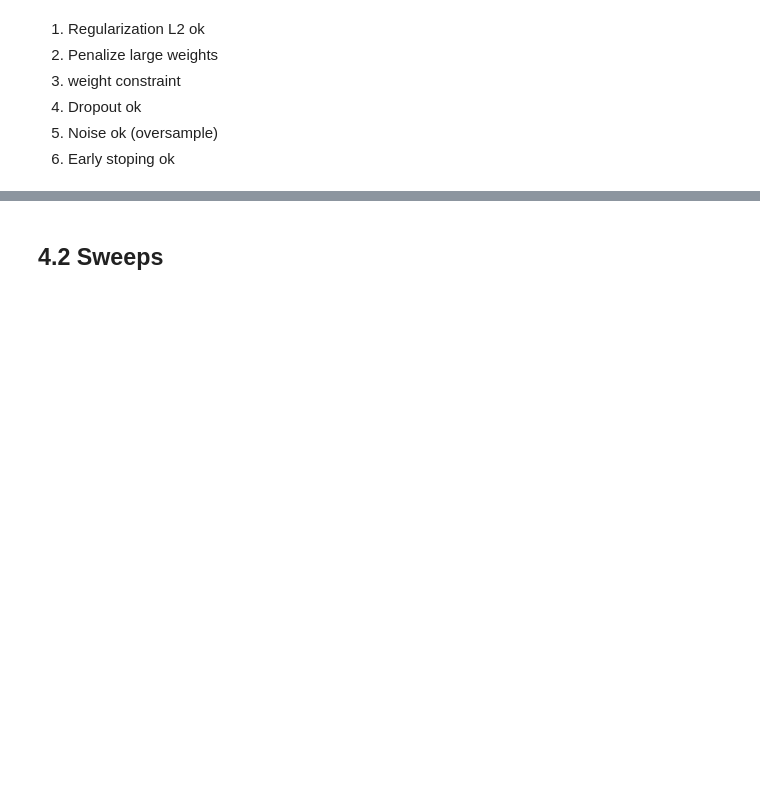
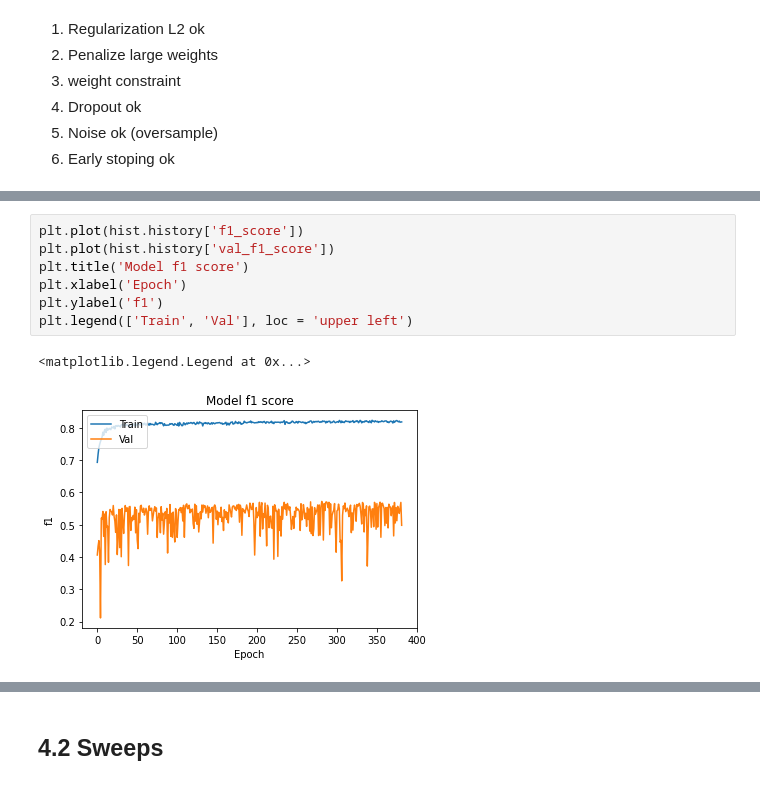
Before and after one commit to francisvalguedes/bank_marketing_mlp, a Jupyter notebook: model/train_test.ipynb, the cells around one changed output, grey strips where cells are left out. Drawn from its saved outputs; the diff is of its cells as text; blank space fills up the shorter version.

```diff
--- a/model/train_test.ipynb
+++ b/model/train_test.ipynb
@@ -761,0 +917,10 @@ Epoch 300/300
+# %%
+plt.plot(hist.history['f1_score'])
+plt.plot(hist.history['val_f1_score'])
+plt.title('Model f1 score')
+plt.xlabel('Epoch')
+plt.ylabel('f1')
+plt.legend(['Train', 'Val'], loc = 'upper left')
+# %% [output]
+<matplotlib.legend.Legend at 0x...>
+[figure, added]
```
Also changed, not shown: parts of 79 cells of this notebook.
